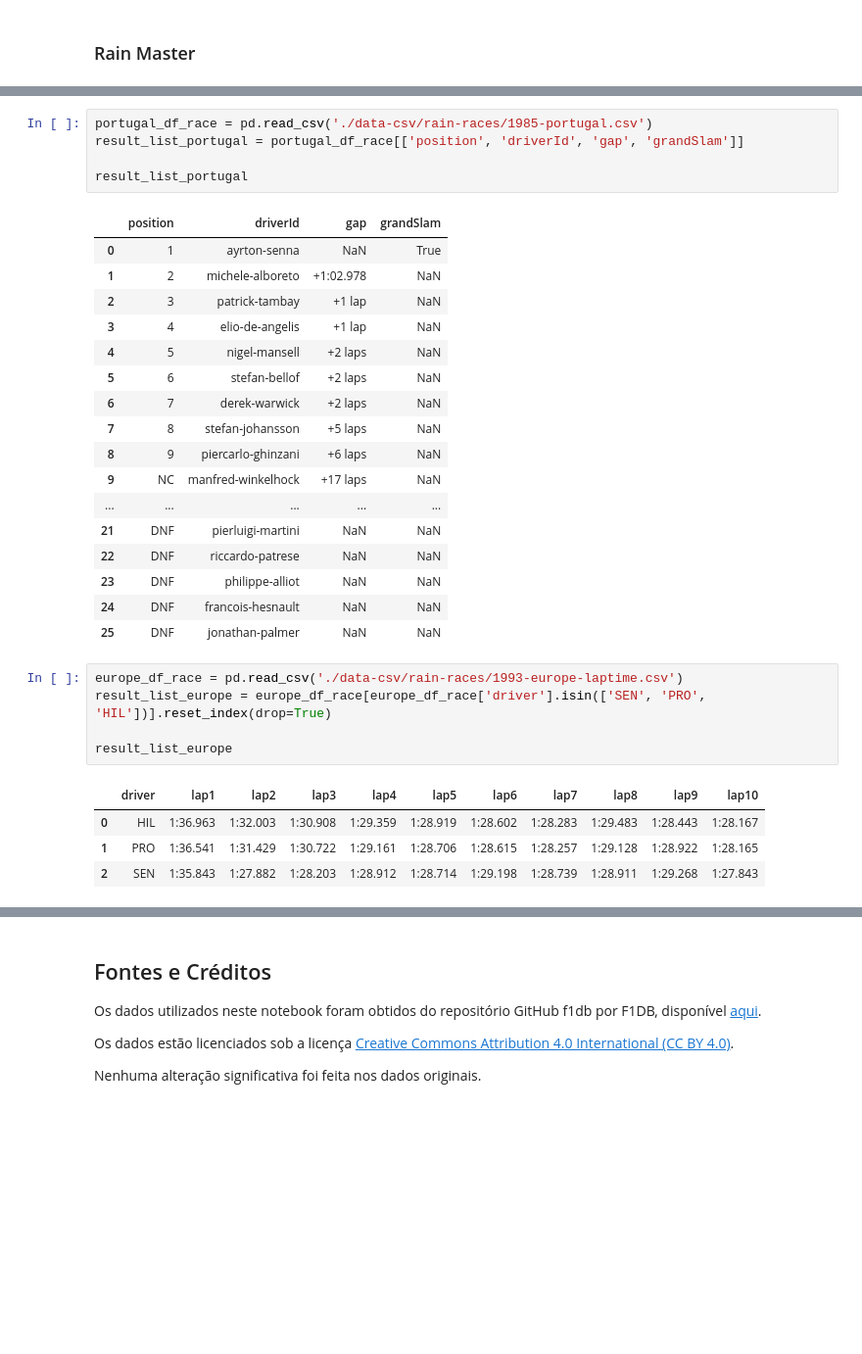
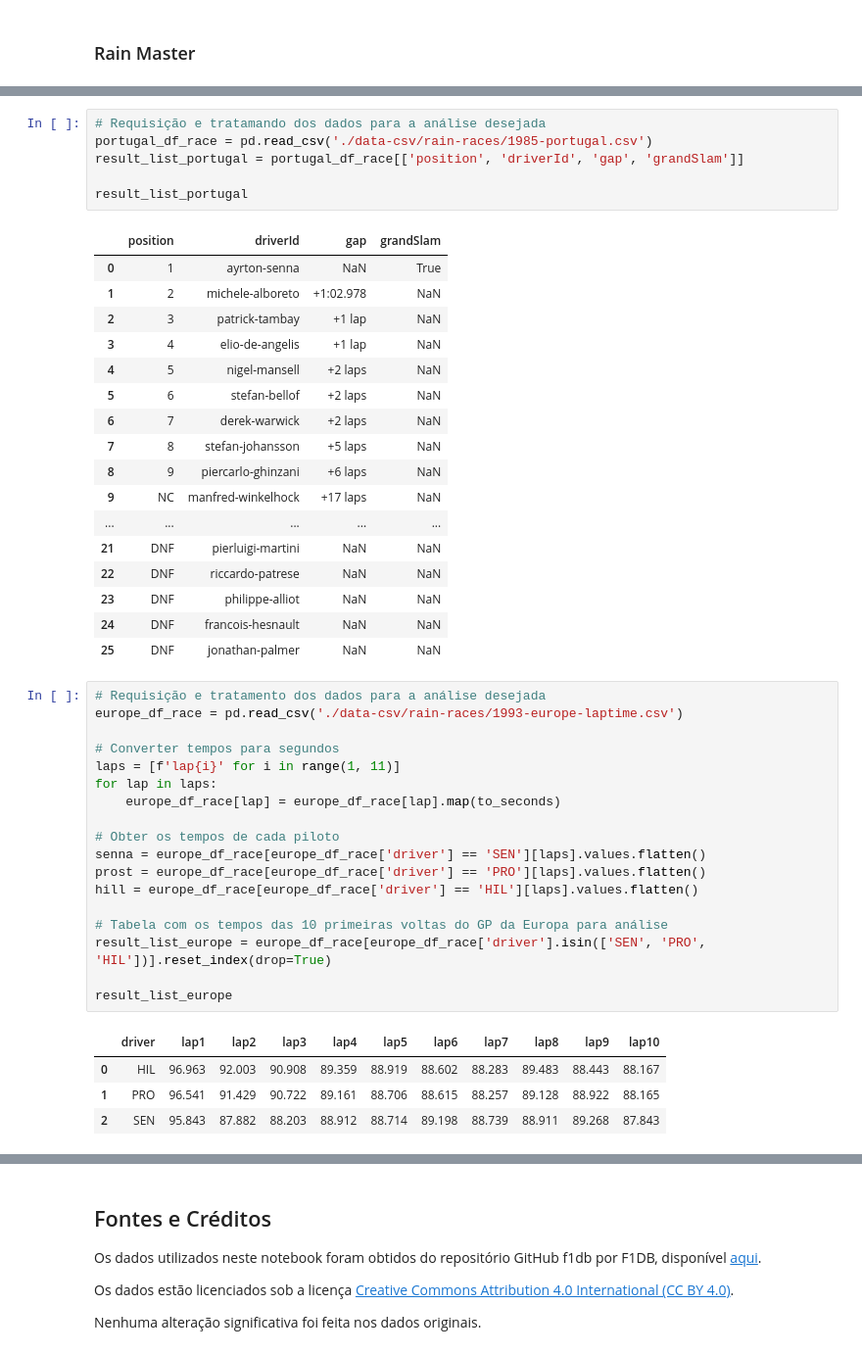
Before and after one commit to thiagodalladea/ayrton-senna-dv, a Jupyter notebook: nb.ipynb, the cells around one changed output, grey strips where cells are left out. Shown at 98% size. Saved outputs shown, nothing was run; the diff lists cells and outputs as text; blank space fills up the shorter version.

```diff
--- a/nb.ipynb
+++ b/nb.ipynb
@@ -643,4 +649,5 @@ plt.show()
 # %%
+# Requisição e tratamando dos dados para a análise desejada
 portugal_df_race = pd.read_csv('./data-csv/rain-races/1985-portugal.csv')
 result_list_portugal = portugal_df_race[['position', 'driverId', 'gap', 'grandSlam']]
 
@@ -663,14 +670,27 @@ result_list_portugal
 | 23 | DNF | philippe-alliot | NaN | NaN |
 | 24 | DNF | francois-hesnault | NaN | NaN |
 | 25 | DNF | jonathan-palmer | NaN | NaN |
-# %%
-europe_df_race = pd.read_csv('./data-csv/rain-races/1993-europe-laptime.csv')
-result_list_europe = europe_df_race[europe_df_race['driver'].isin(['SEN', 'PRO', 'HIL'])].reset_index(drop=True)
-
-result_list_europe
-# %% [output]
-|  | driver | lap1 | lap2 | lap3 | lap4 | lap5 | lap6 | lap7 | lap8 | lap9 | lap10 |
-| 0 | HIL | 1:36.963 | 1:32.003 | 1:30.908 | 1:29.359 | 1:28.919 | 1:28.602 | 1:28.283 | 1:29.483 | 1:28.443 | 1:28.167 |
-| 1 | PRO | 1:36.541 | 1:31.429 | 1:30.722 | 1:29.161 | 1:28.706 | 1:28.615 | 1:28.257 | 1:29.128 | 1:28.922 | 1:28.165 |
-| 2 | SEN | 1:35.843 | 1:27.882 | 1:28.203 | 1:28.912 | 1:28.714 | 1:29.198 | 1:28.739 | 1:28.911 | 1:29.268 | 1:27.843 |
+# %%
+# Requisição e tratamento dos dados para a análise desejada
+europe_df_race = pd.read_csv('./data-csv/rain-races/1993-europe-laptime.csv')
+
+# Converter tempos para segundos
+laps = [f'lap{i}' for i in range(1, 11)]
+for lap in laps:
+    europe_df_race[lap] = europe_df_race[lap].map(to_seconds)
+
+# Obter os tempos de cada piloto
+senna = europe_df_race[europe_df_race['driver'] == 'SEN'][laps].values.flatten()
+prost = europe_df_race[europe_df_race['driver'] == 'PRO'][laps].values.flatten()
+hill = europe_df_race[europe_df_race['driver'] == 'HIL'][laps].values.flatten()
+
+# Tabela com os tempos das 10 primeiras voltas do GP da Europa para análise
+result_list_europe = europe_df_race[europe_df_race['driver'].isin(['SEN', 'PRO', 'HIL'])].reset_index(drop=True)
+
+result_list_europe
+# %% [output]
+|  | driver | lap1 | lap2 | lap3 | lap4 | lap5 | lap6 | lap7 | lap8 | lap9 | lap10 |
+| 0 | HIL | 96.963 | 92.003 | 90.908 | 89.359 | 88.919 | 88.602 | 88.283 | 89.483 | 88.443 | 88.167 |
+| 1 | PRO | 96.541 | 91.429 | 90.722 | 89.161 | 88.706 | 88.615 | 88.257 | 89.128 | 88.922 | 88.165 |
+| 2 | SEN | 95.843 | 87.882 | 88.203 | 88.912 | 88.714 | 89.198 | 88.739 | 88.911 | 89.268 | 87.843 |
 # %%
```
Also changed, not shown: parts of 24 cells of this notebook.
